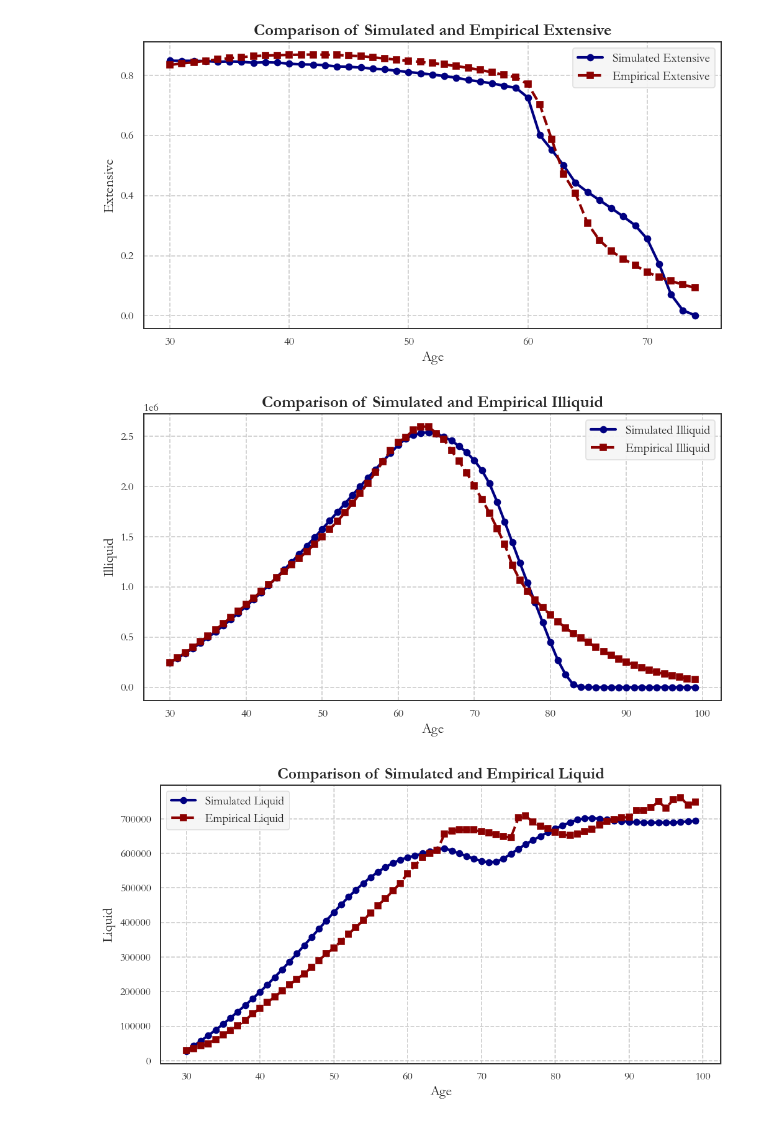
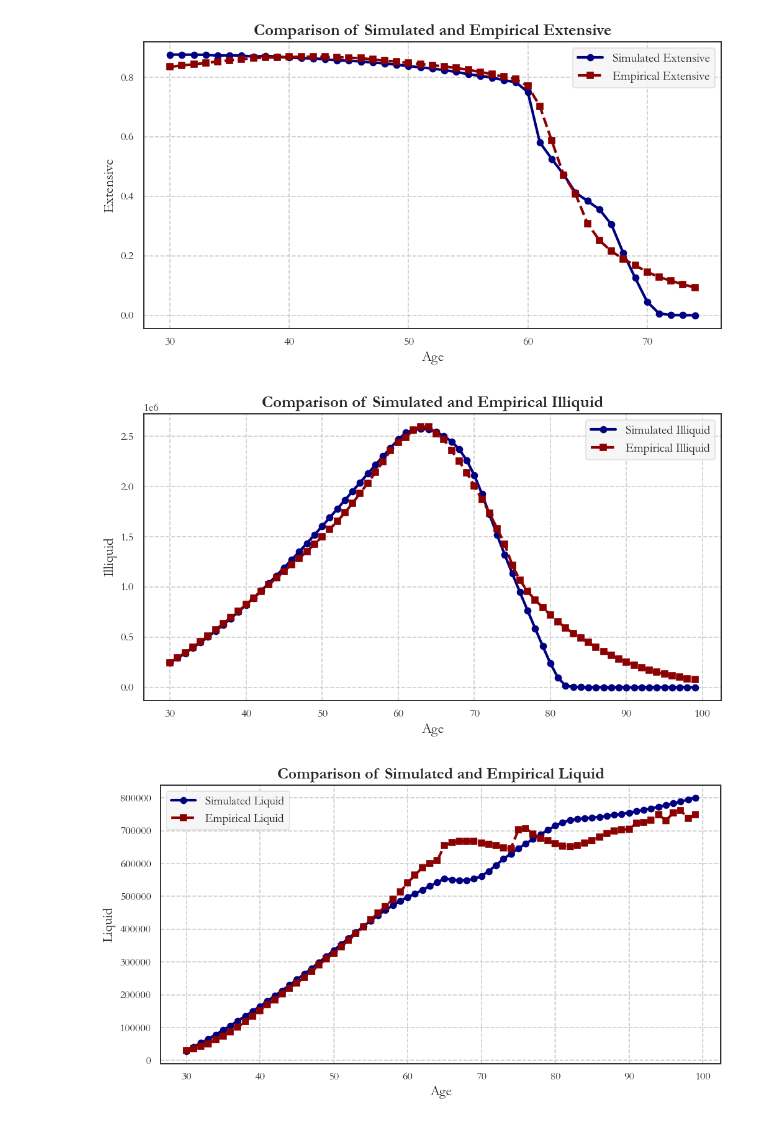
Before and after one commit to math869c/Design_retirement, a Jupyter notebook: estimation.ipynb, the cells around one changed output. Saved outputs shown, nothing was run; the diff lists cells and outputs as text; code cells hidden in the pictures.

```diff
--- a/estimation.ipynb
+++ b/estimation.ipynb
@@ -53,7 +50,7 @@ def randomize_theta_init(theta_init, bounds, pct=0.05):
 # Prepare SMM
 theta_names = ("beta", "sigma", "gamma", "mu", "zeta", "gamma_1")
 
-theta_init = np.array([0.9589656923, 1.1562060401, 2.3932090147, 6.5029279645, 6.7537017421, 0.0000263335])
+theta_init = np.array([0.9589428895, 1.1563051504, 2.2653520802, 6.8645167115, 6.8653298986, 0.0000259474])
 
 # Original bounds
 orig_bounds = [(0.0, 1.0),   # beta
@@ -90,11 +103,11 @@ print(theta_final)
 # %%
 # Load the model with calibrated values
-theta_names = ("beta", "sigma", "gamma", "mu", "zeta", "beta_1", "gamma_1")
+theta_names = ("beta", "sigma", "gamma", "mu", "zeta", "gamma_1")
 # # theta_names = ("beta", "zeta")
 
-# # # theta_final = theta_init
+theta_final = unscale_params(res.x, orig_bounds)
 
-# theta_final = np.array([0.9719550072, 1.1483409476, 2.0478280235, 4.7931004550, 8.1744985625, 0.0512037665, 0.0000116611])
+# theta_final = np.array([0.9589428895, 1.1563051504, 2.2653520802, 6.8645167115, 6.8653298986, 0.0000259474])
 
 for i, name in enumerate(theta_names):
     setattr(model.par, name, theta_final[i])
@@ -138,6 +151,6 @@ for key, (simulated, empirical) in a_dict.items():
-[figure, old version]
+[figure, new version]
-[figure, old version]
+[figure, new version]
-[figure, old version]
+[figure, new version]
 # %%
 # prepare your data dict
 a_dict = {
```
Also changed, not shown: parts of 5 cells of this notebook, 6 other files.
